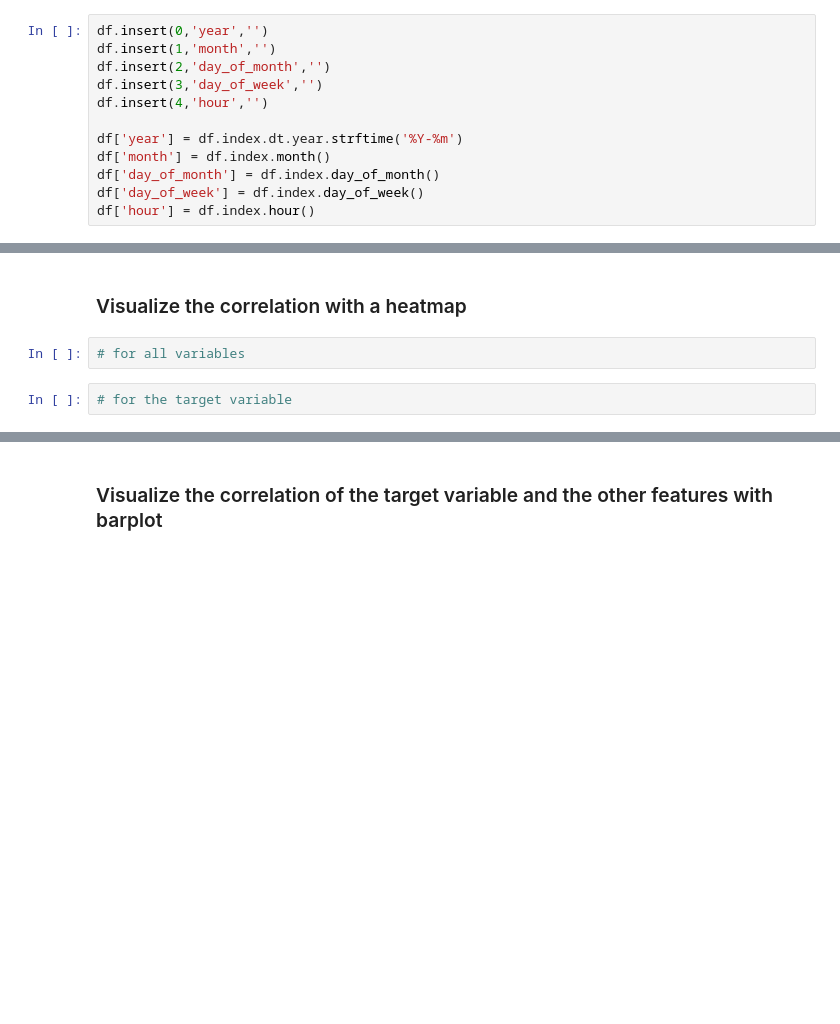
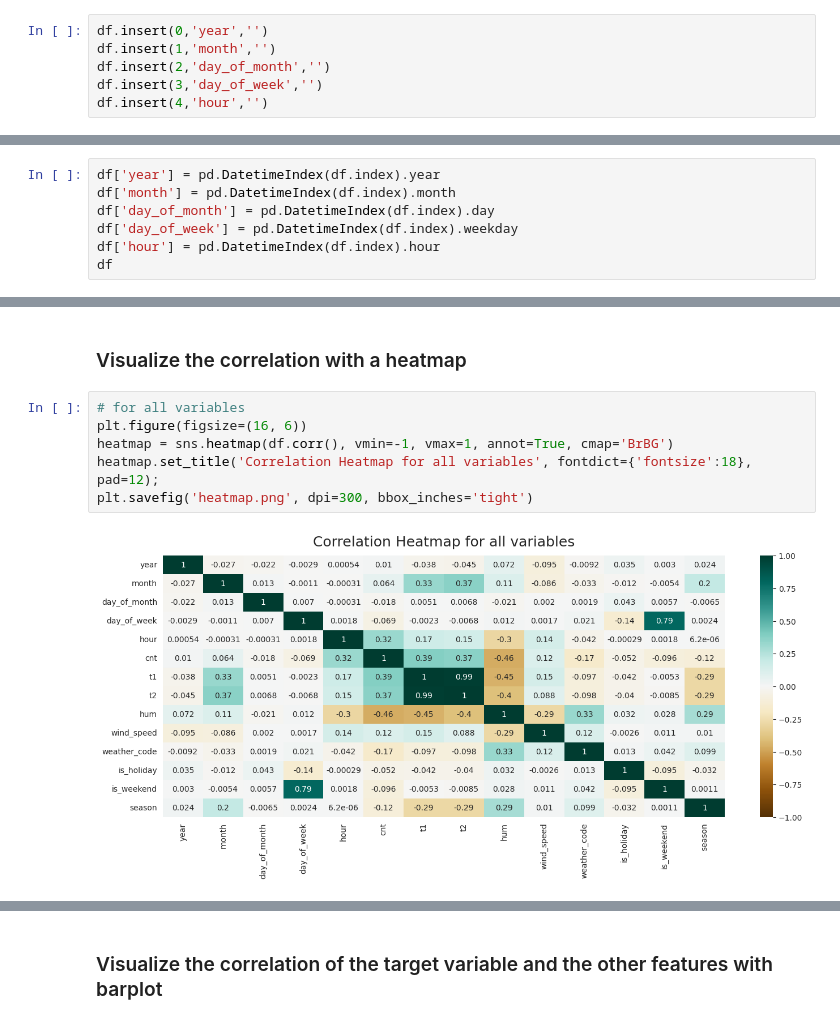
Before and after one commit to KursaDSc/Data_visualization_Assignment, a Jupyter notebook: Homework.ipynb, the cells around one changed output, grey strips where cells are left out. Cells and saved outputs as stored; diff of their text form; blank space fills up the shorter version.

```diff
--- a/Homework.ipynb
+++ b/Homework.ipynb
@@ -191,10 +191,4 @@ df.insert(1,'month','')
 df.insert(2,'day_of_month','')
 df.insert(3,'day_of_week','')
 df.insert(4,'hour','')
-
-df['year'] = df.index.dt.year.strftime('%Y-%m')
-df['month'] = df.index.month()
-df['day_of_month'] = df.index.day_of_month()
-df['day_of_week'] = df.index.day_of_week()
-df['hour'] = df.index.hour()
 # %% [output]
@@ -201,0 +196,7 @@ ValueError: cannot insert year, already exists
+# %%
+df['year'] = pd.DatetimeIndex(df.index).year
+df['month'] = pd.DatetimeIndex(df.index).month
+df['day_of_month'] = pd.DatetimeIndex(df.index).day
+df['day_of_week'] = pd.DatetimeIndex(df.index).weekday
+df['hour'] = pd.DatetimeIndex(df.index).hour
+df
@@ -210,6 +234,10 @@ df.head()
 # %% [markdown]
 ### Visualize the correlation with a heatmap
-# %%
-# for all variables
-# %%
-# for the target variable
+# %%
+# for all variables
+plt.figure(figsize=(16, 6))
+heatmap = sns.heatmap(df.corr(), vmin=-1, vmax=1, annot=True, cmap='BrBG')
+heatmap.set_title('Correlation Heatmap for all variables', fontdict={'fontsize':18}, pad=12);
+plt.savefig('heatmap.png', dpi=300, bbox_inches='tight')
+# %% [output]
+[figure, added]
```
Also changed, not shown: parts of 12 cells of this notebook, 1 other file.
